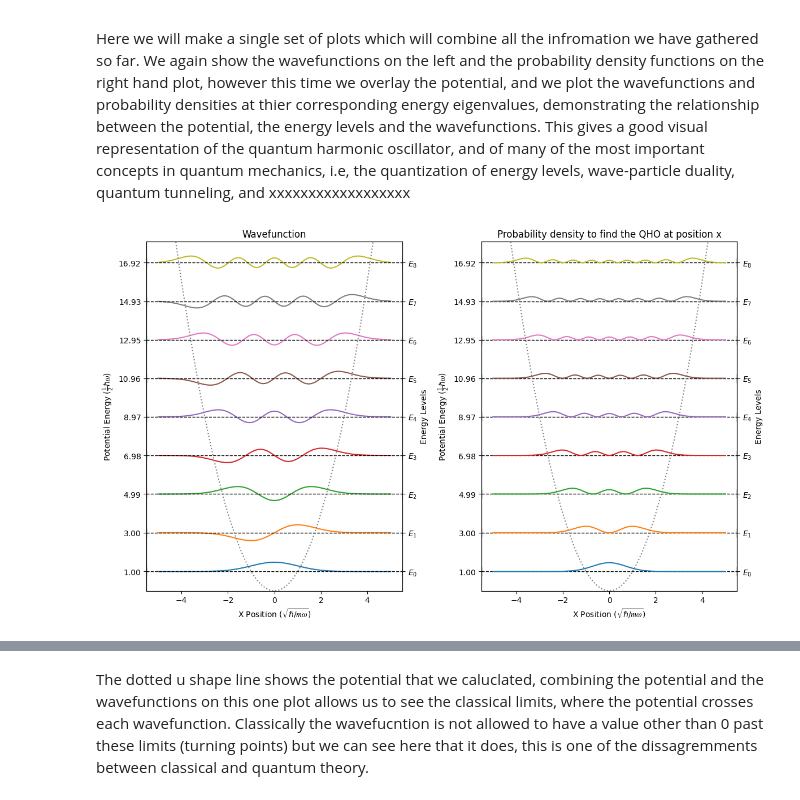
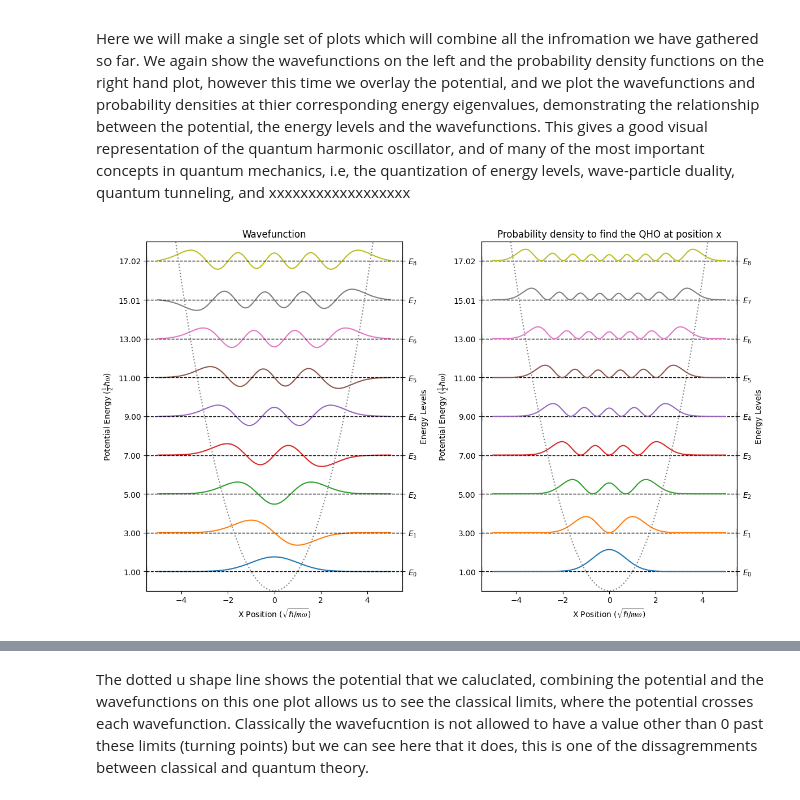
Before and after one commit to Adillwma/QuantumHarmonics, a Jupyter notebook: QuantumHarmonics.ipynb, the cells around one changed output, grey strips where cells are left out. Drawn from its saved outputs; the diff is of its cells as text; code cells hidden in the pictures.

```diff
--- a/QuantumHarmonics.ipynb
+++ b/QuantumHarmonics.ipynb
@@ -310,2 +506,4 @@ compare_solvers_to_analytical(N=1000, maxE_val=1000);   #N=1000, the semicolon a
 # %%
-E_vals_tridiag, E_vectors_tridiag, tridiag_error_vals, x, V_qho = compare_solvers_to_analytical(N=1000, maxE_val=1000, sorting_fix=1);    #Same as the above but now with the sorting fix applied for the eig solver
+#E_vals_tridiag, E_vectors_tridiag, tridiag_error_vals, x, V_qho = compare_solvers_to_analytical(N=1000, maxE_val=1000)    #Same as the above but now with the sorting fix applied for the eig solver
+#E_vals_tridiag, E_vectors_tridiag, tridiag_error_vals, x, V_qho = compare_solvers_to_analytical(N=10000, maxE_val=1000)    #Same as the above but now with the sorting fix applied for the eig solver
+#E_vals_tridiag, E_vectors_tridiag, tridiag_error_vals, x, V_qho = compare_solvers_to_analytical(N=14000, maxE_val=1000);    #Same as the above but now with the sorting fix applied for the eig solver
@@ -420,9 +527,11 @@ def QHO_Calculator(N, maxE_val):
     V_qho = potential_qho(x)                                                     #QHO potential function
     H_main, H_plusone = hamiltonian_diag(x, V_qho, delta_x)                      #Hamiltonian function
     E_vals_tridiag, E_vectors_tridiag = eigh_tridiagonal(H_main, H_plusone)      #Eigen vector/value solver
-    return(x, delta_x, N, V_qho, E_vals_tridiag, E_vectors_tridiag)              #Returns all calulated values and steps for further processing or visulisation
+    E_vectors_tridiag = E_vectors_tridiag / np.sqrt(delta_x)                    #Normalising the eigenvectors
+
+    return x, delta_x, N, V_qho, E_vals_tridiag, E_vectors_tridiag              #Returns all calulated values and steps for further processing or visulisation
 # %%
-x, delta_x, N, V_qho, E_vals_tridiag, E_vectors_tridiag = QHO_Calculator(100, maxE_val=100);
+x, delta_x, N, V_qho, E_vals_tridiag, E_vectors_tridiag = QHO_Calculator(10000, maxE_val=100);
 # %%
 ### - Seperate Eigenstate (Wavefunction) and Probability Density (Wavefunction**2) Plots for Quantum Harmonic Oscillator
 
@@ -452,5 +561,9 @@ for i_ax, ax in enumerate(axes.flat):
         SimplePlotAssist(x, E_vectors_tridiag[:,n]**2, xlabel=xlabel, ylabel=ylabel_2, colour='r', ax_mode=1, title=title_2 + "$E_%s$" %(n+1))
         ax.grid(linestyle = '--', linewidth = 0.5)
 
+        # Perform numerical integration using the trapezoidal rule
+        integral = np.trapz(E_vectors_tridiag[:,n]**2, x)
+
+        print("Integral:", integral)
 plt.show()
 # %% [output]
@@ -470,8 +592,8 @@ title_2 = "Probability density to find the QHO at position x"
 xlabel = "X Position $(\sqrt{ℏ/𝑚𝜔})$"
 ylabel = "Wavefunction $(\psi)$" # (𝜓)")#font error on psi
 ylabel_2 = "Probability Density" # (𝜓2)")#font error on psi
-boost_wave_amplitude_visibility = 2
-boost_prob_amplitude_visibility = 8
+boost_wave_amplitude_visibility = 1
+boost_prob_amplitude_visibility = 1
 
 #Internal Program Setup
 Eslice = E_vectors_tridiag[:,0:maxE_vec]
@@ -509,31 +631,31 @@ plt.yticks(ticks=tick_locations)       #Plots the created y labels
 # cretaa  a secondary y axis on the right hand side of the plot
 ax2 = plt.twinx()
 ax2.set_yticks(ticks=tick_locations, labels=y_ticks)       #Plots the created y labels
 ax2.set_ylim(0,18)                                      #This just trims the potential to the same limits as the wavefunction graph so it is displayed at correct scaling reletive to the probability density plot beside
 ax2.set_ylabel("Energy Levels")
 
 plt.subplot(1,2,2)                     #PROBABILITY PSI**2
 for n in range(0, maxE_vec):           #Sets an ofset scaling value so that each successive probability density plot is is offset from the previous on the plot
     offset = EvalSlice[n]                  #Sets an ofset scaling value so that each successive wavefunction is is offset from the previous on the plot
     tick_locations_2.append(offset)
     ylabel_2 = "Energy Levels"
     plt.axhline(y=offset, label="$E_%s$" %(n), color='black', marker='|', linestyle='dashed', linewidth=1, markersize=12)
     SimplePlotAssist(x, (Eslice[:,n]**2) * boost_prob_amplitude_visibility + offset, title=title_2, xlabel=xlabel, ylabel=ylabel)       #Plots probability density against spatial range x
 
 
 plt.plot(x, V_qho, c='grey', linestyle='dotted')       #Once all wavefunctions are plotted, this line plots the potential we calulated earlier on the same graph to visualise the classical limits
 plt.ylim(0,18)                                      #This just trims the potential to the same limits as the wavefunction graph so it is displayed at correct scaling reletive to the probability density plot beside
 plt.yticks(ticks=tick_locations_2)
 
 
 # cretaa  a secondary y axis on the right hand side of the plot
 ax2 = plt.twinx()
 ax2.set_yticks(ticks=tick_locations, labels=y_ticks)       #Plots the created y labels
 ax2.set_ylim(0,18)                                      #This just trims the potential to the same limits as the wavefunction graph so it is displayed at correct scaling reletive to the probability density plot beside
 ax2.set_ylabel("Energy Levels")
 
 
 
 plt.show()
 # %% [output]
-[figure, old version]
+[figure, new version]
```
Also changed, not shown: parts of 59 cells of this notebook, 17 other files.
